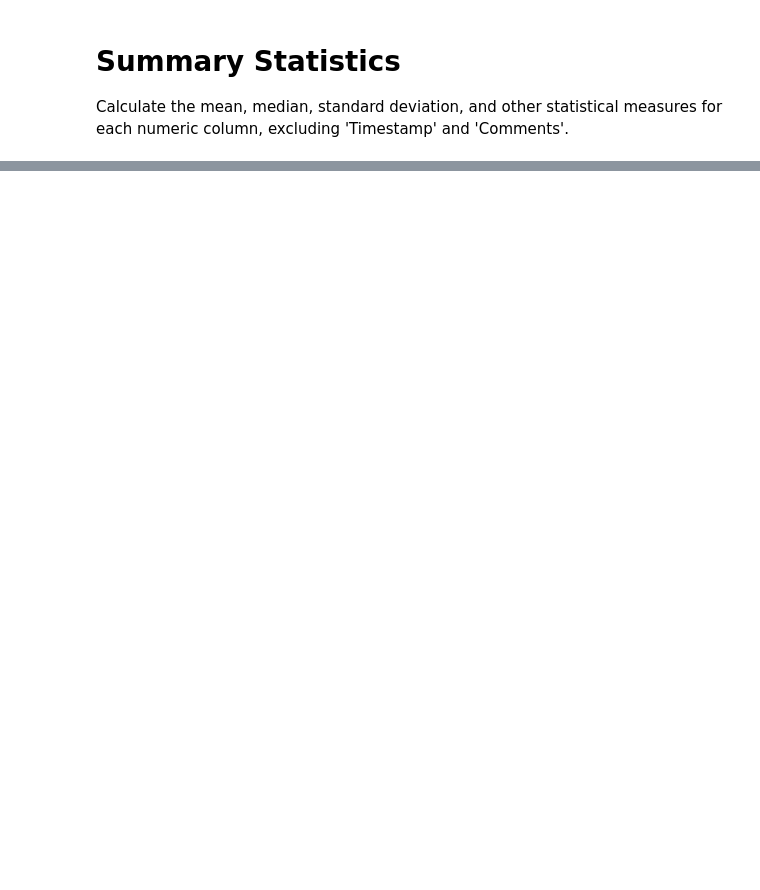
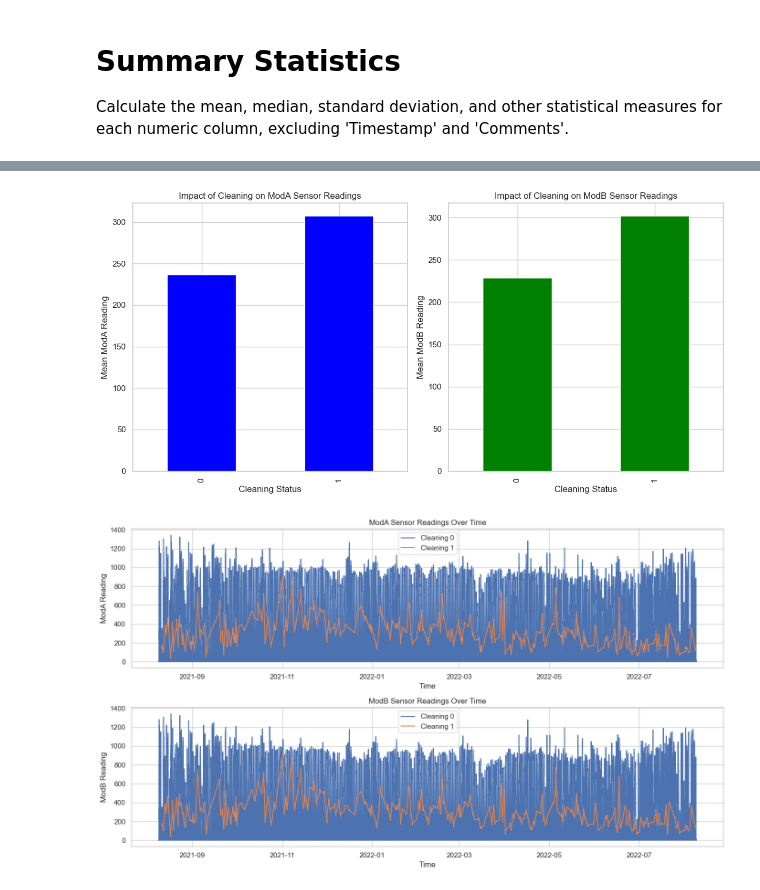
Before and after one commit to abrishk26/kaim-week-0, a Jupyter notebook: notebooks/eda.ipynb, the cells around one changed output, grey strips where cells are left out. Saved outputs shown, nothing was run; the diff lists cells and outputs as text; code cells hidden in the pictures; blank space fills up the shorter version.

```diff
--- a/notebooks/eda.ipynb
+++ b/notebooks/eda.ipynb
@@ -69,0 +210,54 @@ summary_stats
+# %%
+# Evaluate Impact of Cleaning
+
+# Group data by 'Cleaning' status and calculate mean sensor readings for ModA and ModB
+cleaning_impact = df.groupby('Cleaning')[['ModA', 'ModB']].mean()
+
+# Plot the impact of cleaning on ModA and ModB sensor readings
+plt.figure(figsize=(12, 6))
+
+# Plot ModA
+plt.subplot(1, 2, 1)
+cleaning_impact['ModA'].plot(kind='bar', color='blue')
+plt.xlabel('Cleaning Status')
+plt.ylabel('Mean ModA Reading')
+plt.title('Impact of Cleaning on ModA Sensor Readings')
+
+# Plot ModB
+plt.subplot(1, 2, 2)
+cleaning_impact['ModB'].plot(kind='bar', color='green')
+plt.xlabel('Cleaning Status')
+plt.ylabel('Mean ModB Reading')
+plt.title('Impact of Cleaning on ModB Sensor Readings')
+
+plt.tight_layout()
+plt.show()
+
+# Plot ModA and ModB sensor readings over time, colored by cleaning status
+plt.figure(figsize=(14, 8))
+
+# Plot ModA over time
+plt.subplot(2, 1, 1)
+for cleaning_status in df['Cleaning'].unique():
+    subset = df[df['Cleaning'] == cleaning_status]
+    plt.plot(subset.index, subset['ModA'], label=f'Cleaning {cleaning_status}')
+plt.xlabel('Time')
+plt.ylabel('ModA Reading')
+plt.title('ModA Sensor Readings Over Time')
+plt.legend()
+
+# Plot ModB over time
+plt.subplot(2, 1, 2)
+for cleaning_status in df['Cleaning'].unique():
+    subset = df[df['Cleaning'] == cleaning_status]
+    plt.plot(subset.index, subset['ModB'], label=f'Cleaning {cleaning_status}')
+plt.xlabel('Time')
+plt.ylabel('ModB Reading')
+plt.title('ModB Sensor Readings Over Time')
+plt.legend()
+
+plt.tight_layout()
+plt.show()
+# %% [output]
+[figure, added]
+[figure, added]
```
Also changed, not shown: parts of 11 cells of this notebook.
